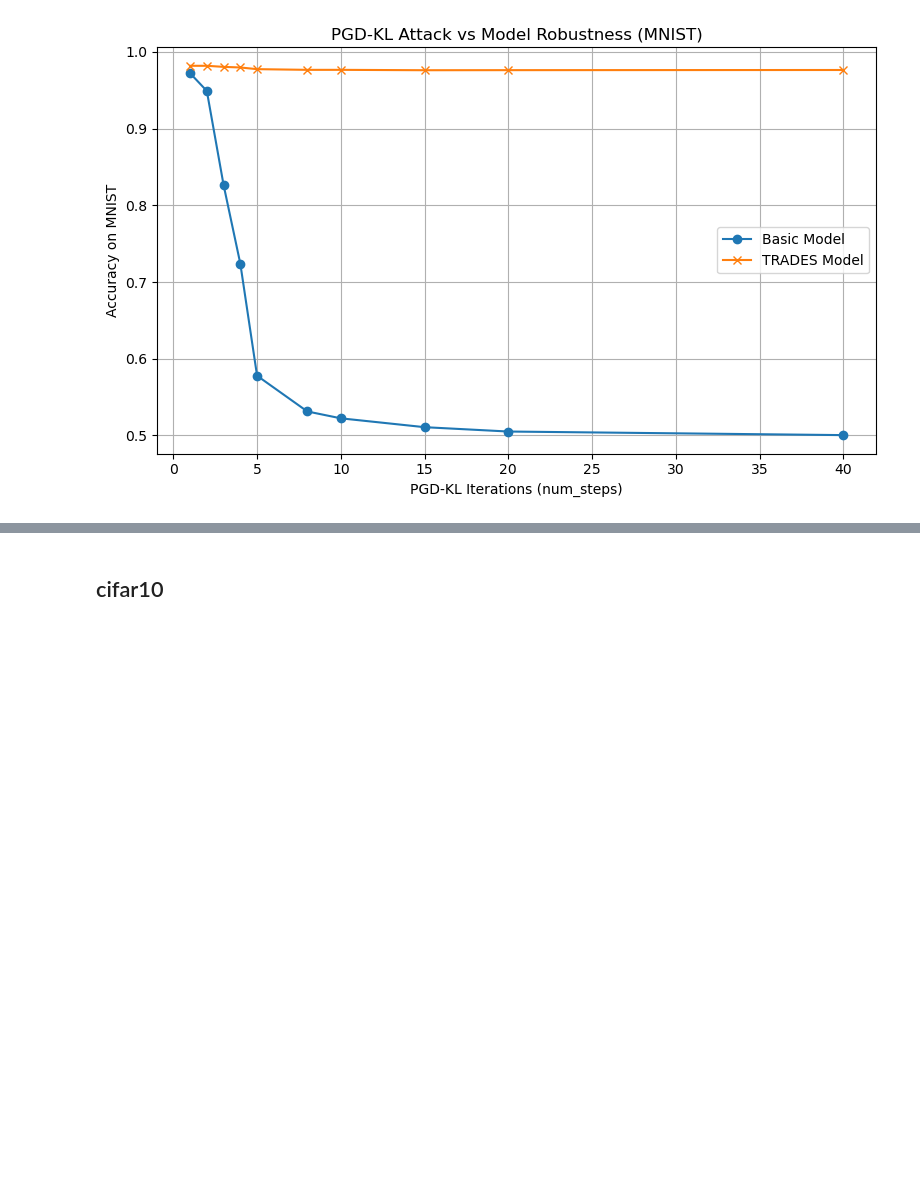
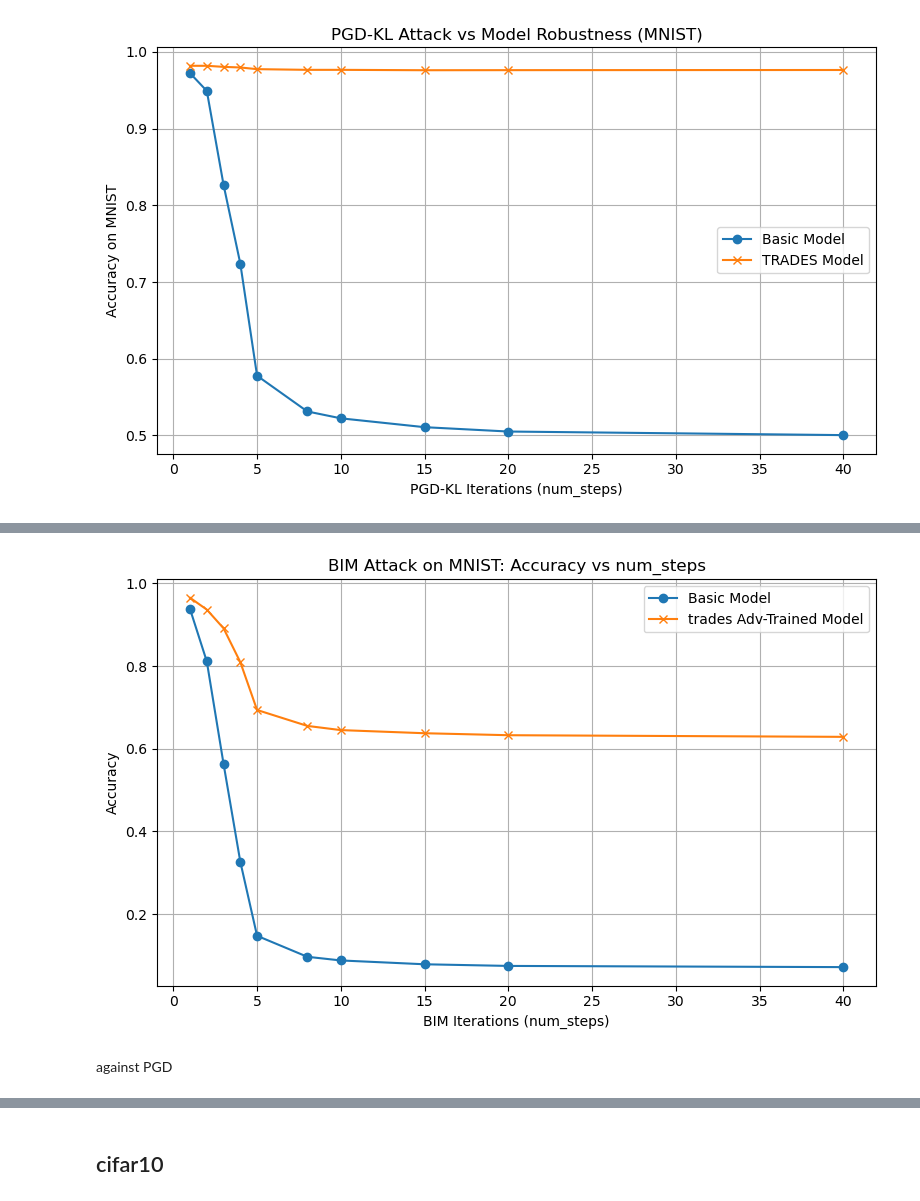
Before and after one commit to junyii37/mls-pj, a Jupyter notebook: curve/attack_curve.ipynb, the cells around one changed output, grey strips where cells are left out. Drawn from its saved outputs; the diff is of its cells as text; code cells hidden in the pictures; blank space fills up the shorter version.

```diff
--- a/curve/attack_curve.ipynb
+++ b/curve/attack_curve.ipynb
@@ -269,0 +465,17 @@ plt.show()
+# %%
+# 绘图
+plt.figure(figsize=(8, 5))
+plt.plot(step_list, basic_acc_list, label='Basic Model', marker='o')
+plt.plot(step_list, adv_acc_list, label='trades Adv-Trained Model', marker='x')
+plt.xlabel('BIM Iterations (num_steps)')
+plt.ylabel('Accuracy')
+plt.title('BIM Attack on MNIST: Accuracy vs num_steps')
+plt.legend()
+plt.grid(True)
+plt.tight_layout()
+plt.savefig('trades_curve/trades_BIM_minst')
+plt.show()
+# %% [output]
+[figure, added]
+# %% [markdown]
+against PGD
```
Also changed, not shown: parts of 32 cells of this notebook.
